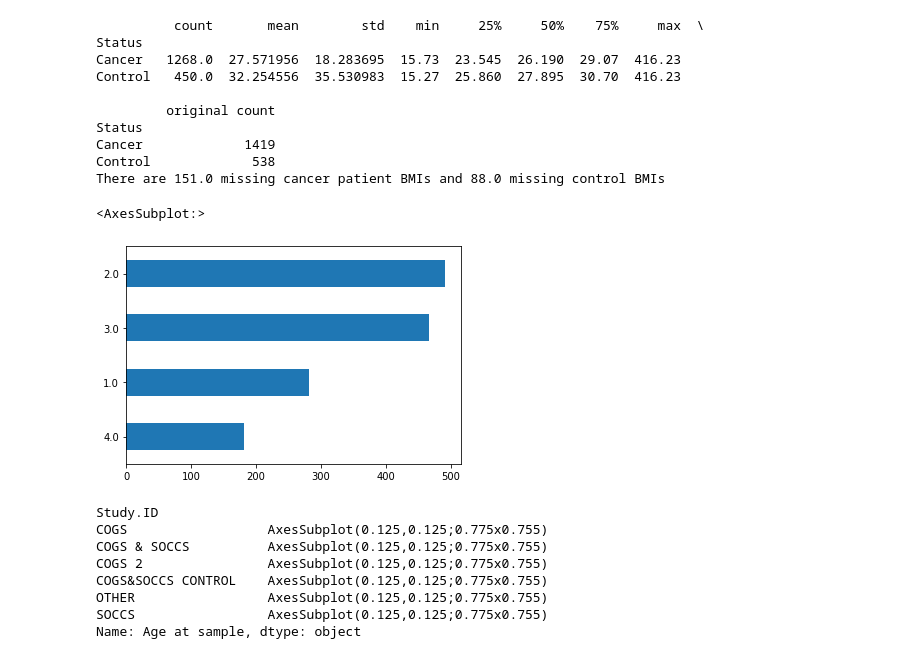
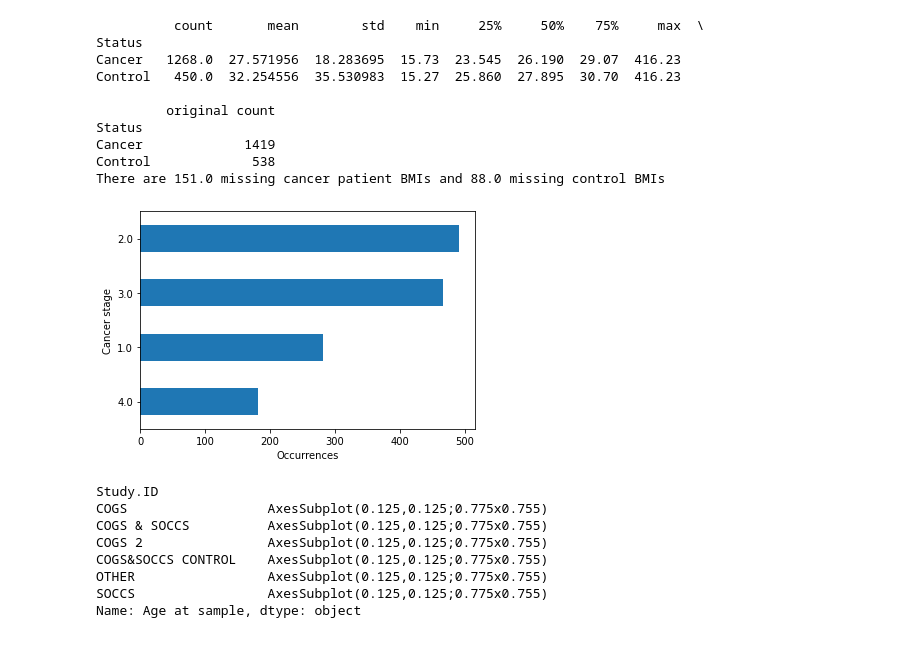
Before and after one commit to PK1617/va-patients-data, a Jupyter notebook: DataCleaner.ipynb, the cells around one changed output. Cells and saved outputs as stored; diff of their text form; code cells hidden in the pictures.

```diff
--- a/DataCleaner.ipynb
+++ b/DataCleaner.ipynb
@@ -316,10 +338,13 @@ There are 151.0 missing cancer patient BMIs and 88.0 missing control BMIs
 merged_cancer=merged[(merged['Status']=='Cancer')]
 merged_control=merged[(merged['Status']=='Control')]
 # %%
-merged_cancer['IJCC Stage: All source files'].value_counts(sort=True, ascending=True).plot(kind = 'barh')
+fig, axs = plt.subplots()
+merged_cancer['IJCC Stage: All source files'].value_counts(sort=True, ascending=True).plot(kind = 'barh', ax=axs)
+axs.set_xlabel("Occurrences")
+axs.set_ylabel("Cancer stage")
+fig.savefig('Reporting/Images/IJCC Stage_whole_preprocessing.png')
 # %% [output]
-<AxesSubplot:>
-[figure, old version]
+[figure, new version]
 # %%
 merged_cancer.groupby('Study.ID')['Age at sample'].plot(kind='hist', bins=range(1, 100), legend=True)
 # %% [output]
```
Also changed, not shown: parts of 11 cells of this notebook, 18 other files.
